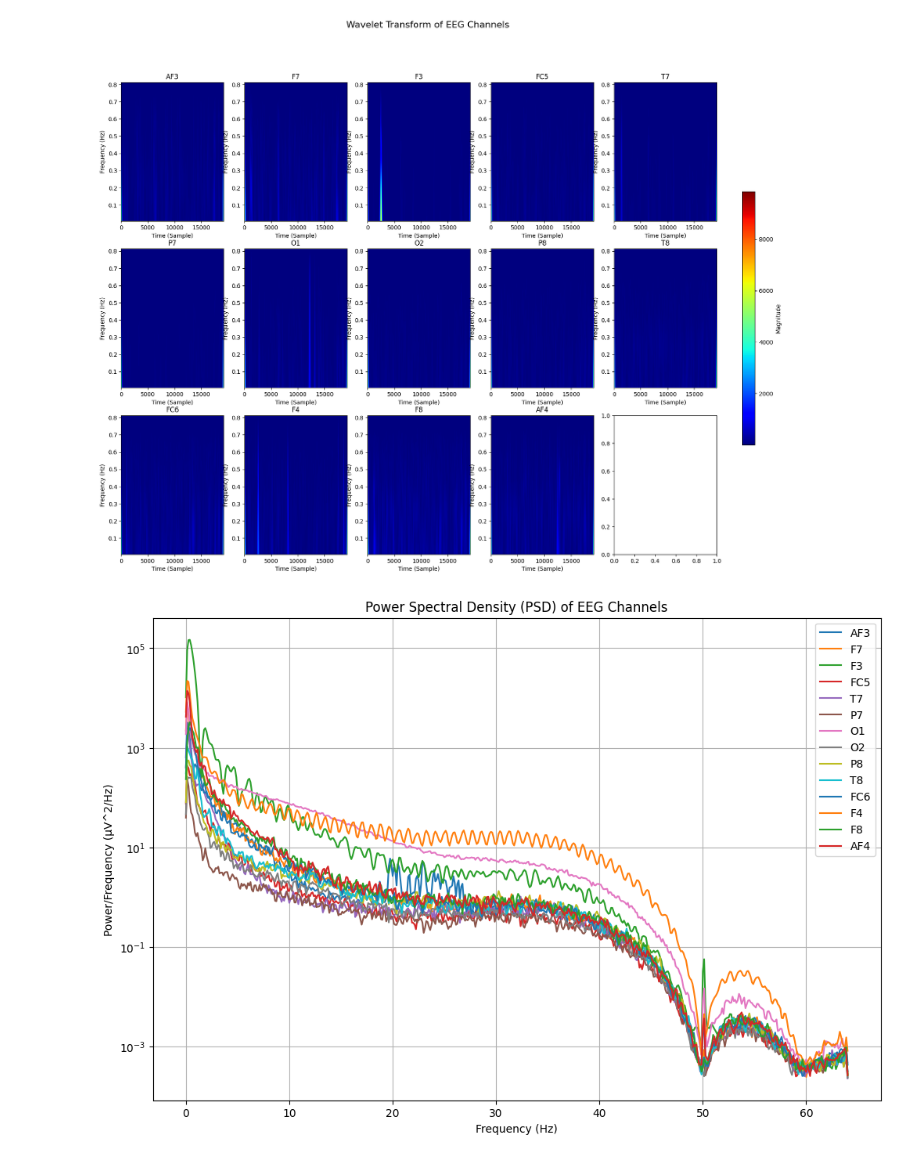
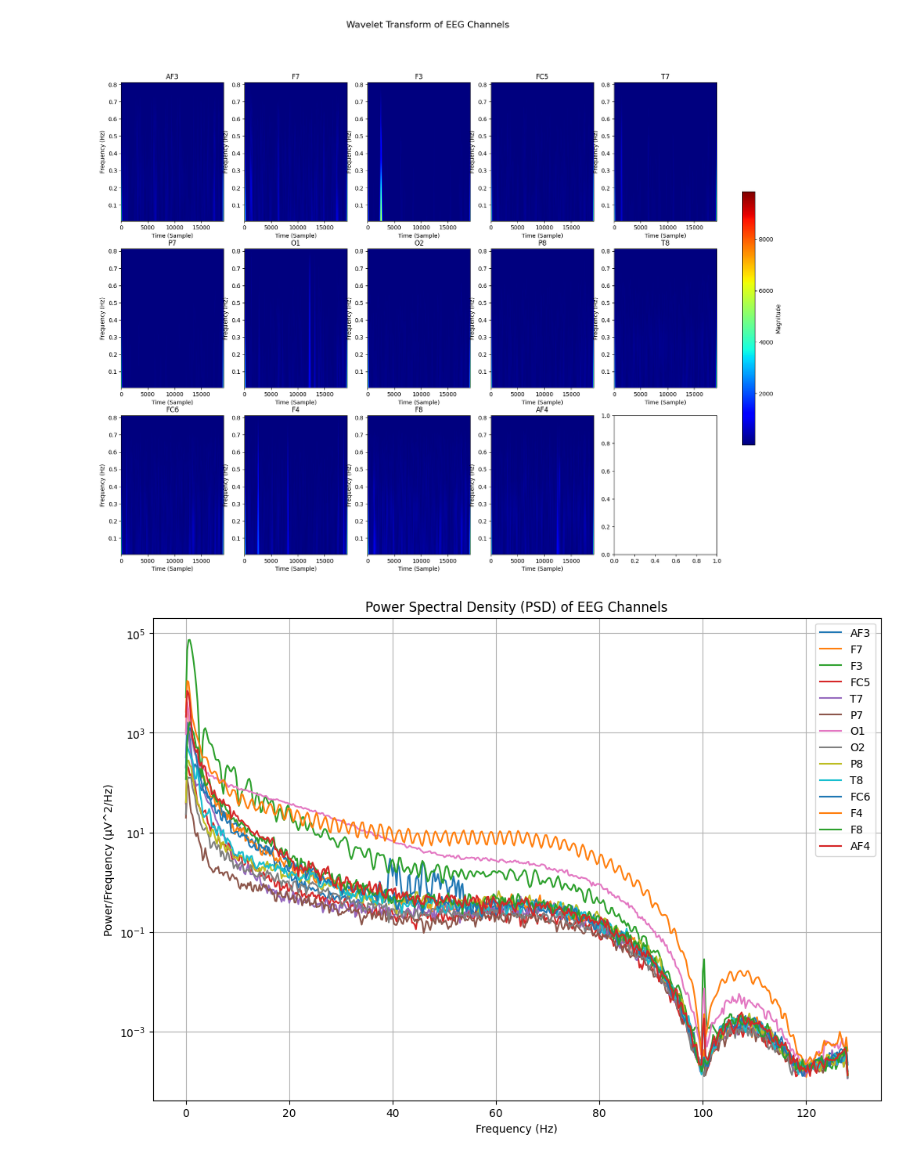
Before and after one commit to adityathenerd/workload-estimation, a Jupyter notebook: demo.ipynb, the cells around one changed output. Cells and saved outputs as stored; diff of their text form; code cells hidden in the pictures.

```diff
--- a/demo.ipynb
+++ b/demo.ipynb
@@ -107,18 +111,29 @@ plt.show()
 [figure]
 # %%
 from scipy.signal import welch
+import matplotlib.pyplot as plt
 
+# Dictionary to store the PSD for each channel
+psd_dict = {}
+
+# Plot the PSD for each channel
 plt.figure(figsize=(12, 8))
 
 for column in data_sub_08.columns:
-    f, Pxx = welch(data_sub_08[column], fs=128, nperseg=1024)  # sampling frequency (fs) of 128 Hz
+    # Calculate the Power Spectral Density using the Welch method
+    f, Pxx = welch(data_sub_08[column], fs=256, nperseg=1024)  # Assuming a sampling frequency (fs) of 256 Hz
+
+    # Save the PSD in a dictionary
+    psd_dict[column] = (f, Pxx)  # Store both frequency and power values
+
+    # Plot each channel's PSD
     plt.semilogy(f, Pxx, label=column)
 
 plt.title("Power Spectral Density (PSD) of EEG Channels")
 plt.xlabel("Frequency (Hz)")
 plt.ylabel("Power/Frequency (µV^2/Hz)")
 plt.legend(loc="upper right")
 plt.grid(True)
 plt.show()
 # %% [output]
-[figure, old version]
+[figure, new version]
```
Also changed, not shown: parts of 9 cells of this notebook, 1 other file.
